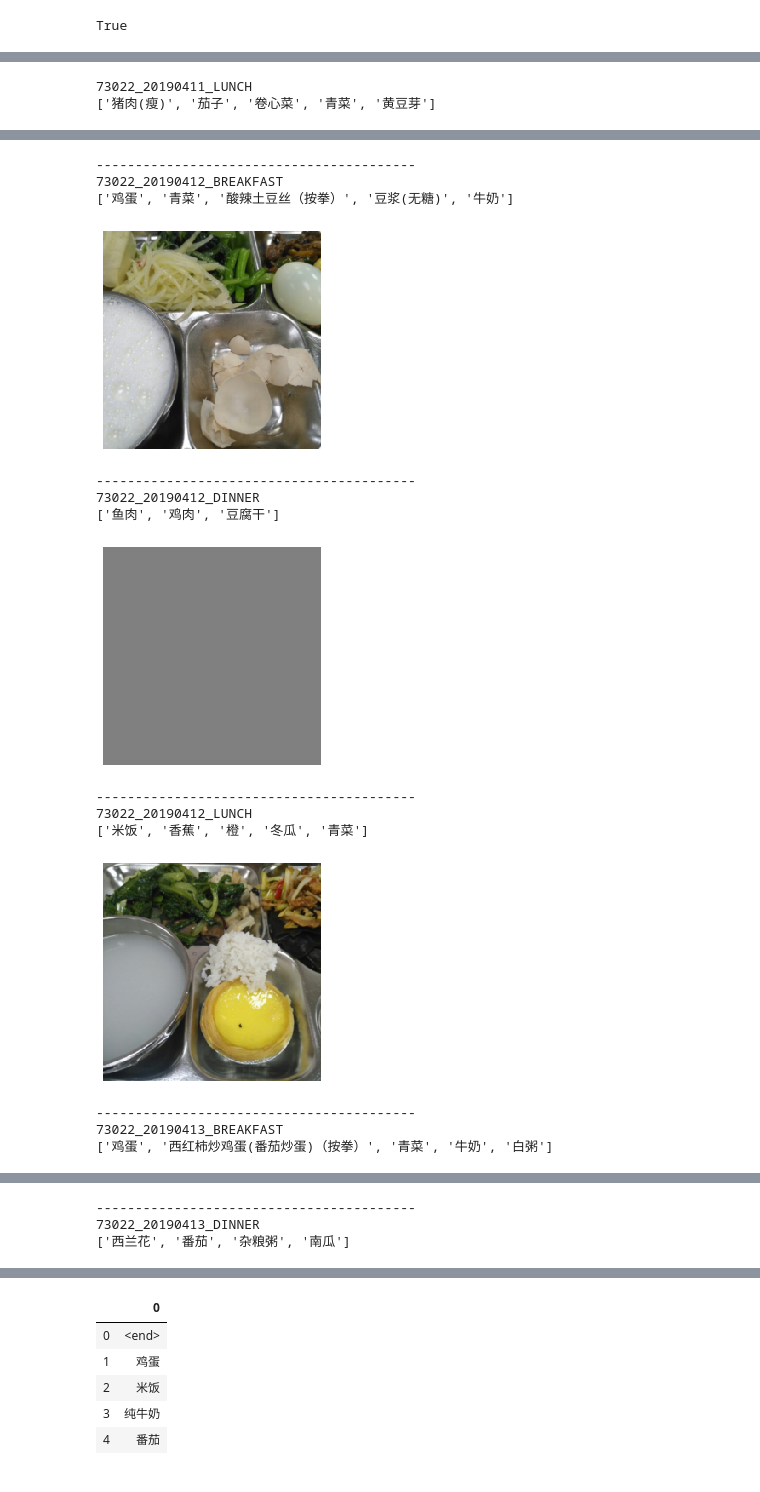
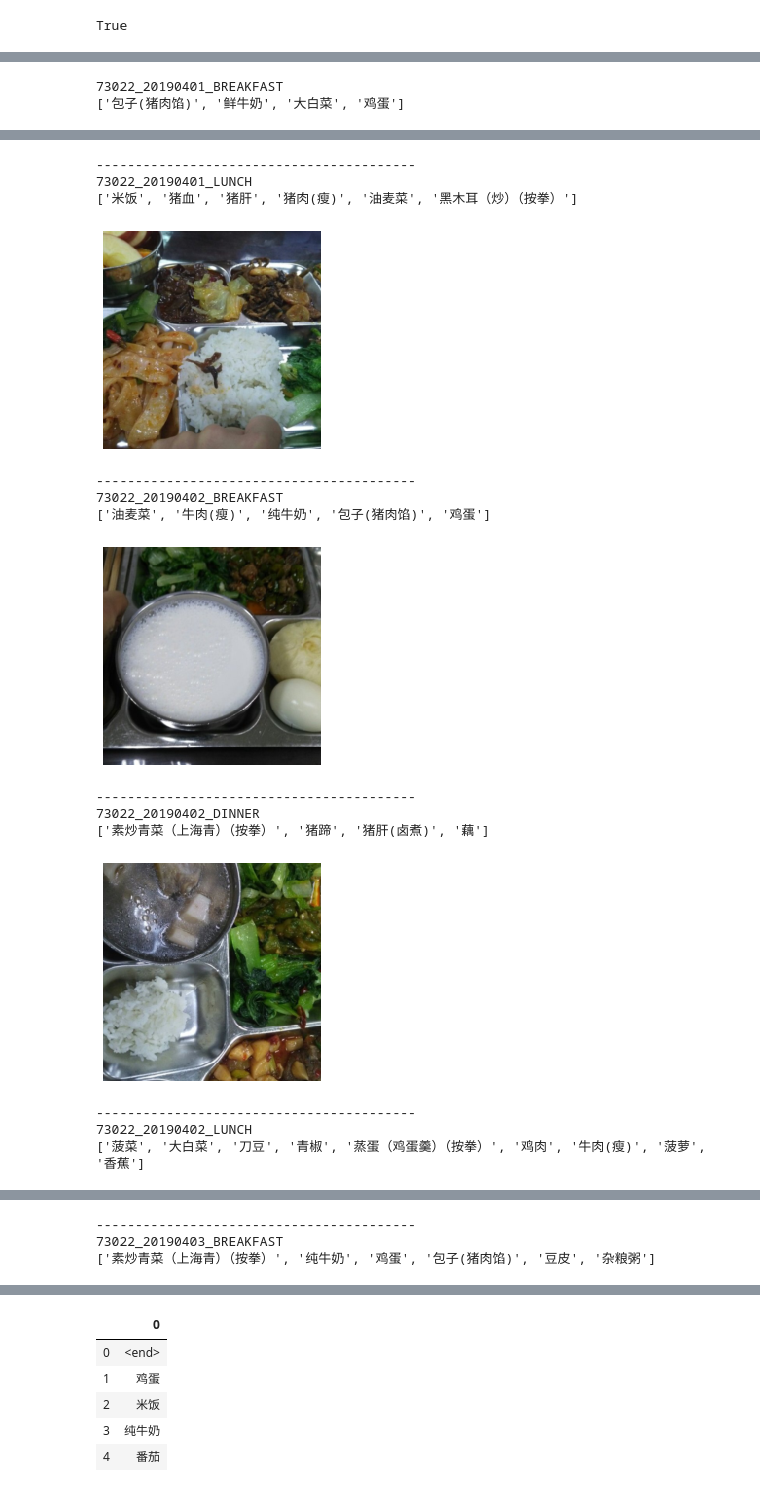
Before and after one commit to eganlau/inversecooking, a Jupyter notebook: src/demo-v3.ipynb, the cells around one changed output, grey strips where cells are left out. Cells and saved outputs as stored; diff of their text form; code cells hidden in the pictures.

```diff
--- a/src/demo-v3.ipynb
+++ b/src/demo-v3.ipynb
@@ -72,7 +72,7 @@ transform = transforms.Compose(transf_list)
 image_dir = "/media/eganlau/meal_pictures/Images/"
 ImageFile.LOAD_TRUNCATED_IMAGES = True
 
-for data in dataset[31:50]:
+for data in dataset[10:20]:
     print(data["id"])
     print(data["ingredients"])
     image_transf = transform(Image.open(image_dir + data['images'][0]).convert('RGB'))
@@ -82,5 +82,5 @@ for data in dataset[31:50]:
     plt.close()
     print("-----------------------------------------")
 # %% [output]
-73022_20190411_LUNCH
-['猪肉(瘦)', '茄子', '卷心菜', '青菜', '黄豆芽']
+73022_20190401_BREAKFAST
+['包子(猪肉馅)', '鲜牛奶', '大白菜', '鸡蛋']
@@ -88,15 +88,15 @@ for data in dataset[31:50]:
 -----------------------------------------
-73022_20190412_BREAKFAST
-['鸡蛋', '青菜', '酸辣土豆丝（按拳）', '豆浆(无糖)', '牛奶']
+73022_20190401_LUNCH
+['米饭', '猪血', '猪肝', '猪肉(瘦)', '油麦菜', '黑木耳（炒）（按拳）']
-[figure, old version]
+[figure, new version]
 -----------------------------------------
-73022_20190412_DINNER
-['鱼肉', '鸡肉', '豆腐干']
+73022_20190402_BREAKFAST
+['油麦菜', '牛肉(瘦)', '纯牛奶', '包子(猪肉馅)', '鸡蛋']
-[figure, old version]
+[figure, new version]
 -----------------------------------------
-73022_20190412_LUNCH
-['米饭', '香蕉', '橙', '冬瓜', '青菜']
+73022_20190402_DINNER
+['素炒青菜（上海青）（按拳）', '猪蹄', '猪肝(卤煮)', '藕']
-[figure, old version]
+[figure, new version]
 -----------------------------------------
-73022_20190413_BREAKFAST
-['鸡蛋', '西红柿炒鸡蛋(番茄炒蛋)（按拳）', '青菜', '牛奶', '白粥']
+73022_20190402_LUNCH
+['菠菜', '大白菜', '刀豆', '青椒', '蒸蛋（鸡蛋羹）（按拳）', '鸡肉', '牛肉(瘦)', '菠萝', '香蕉']
@@ -104,3 +104,3 @@ for data in dataset[31:50]:
 -----------------------------------------
-73022_20190413_DINNER
-['西兰花', '番茄', '杂粮粥', '南瓜']
+73022_20190403_BREAKFAST
+['素炒青菜（上海青）（按拳）', '纯牛奶', '鸡蛋', '包子(猪肉馅)', '豆皮', '杂粮粥']
```
Also changed, not shown: parts of 5 cells of this notebook, 2 other files.
